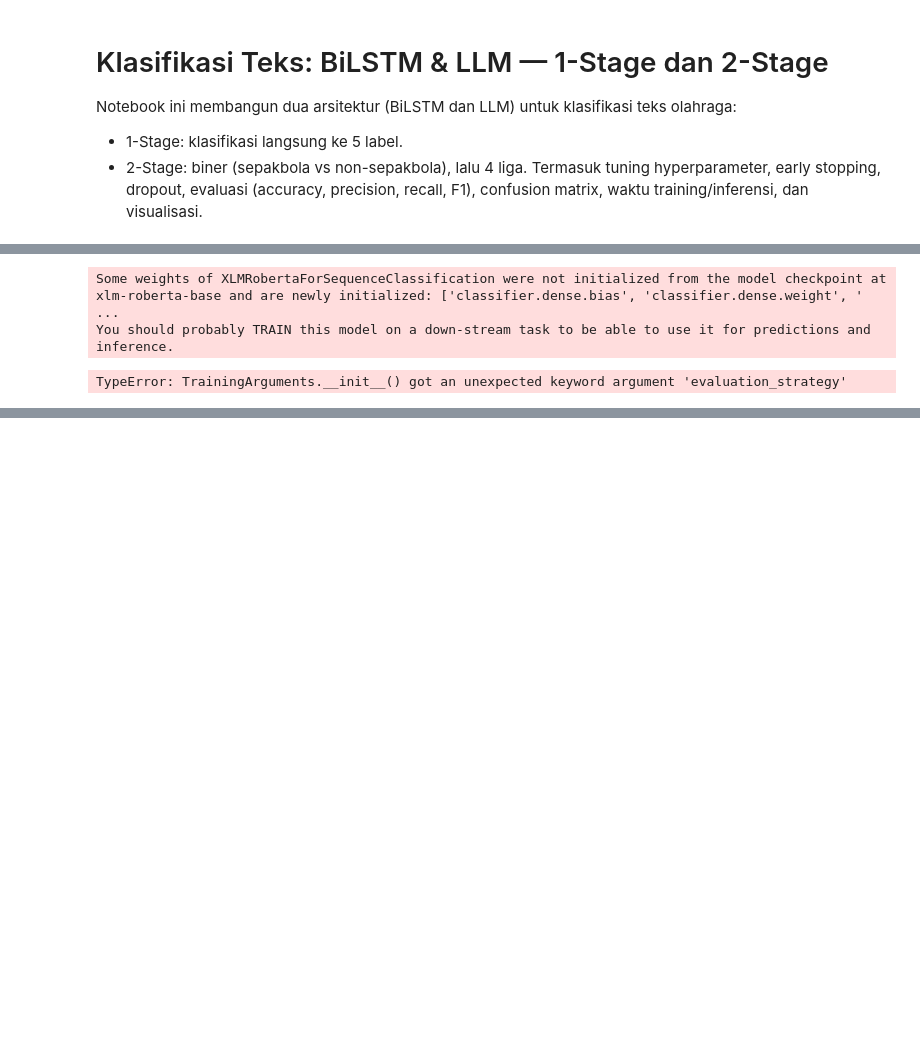
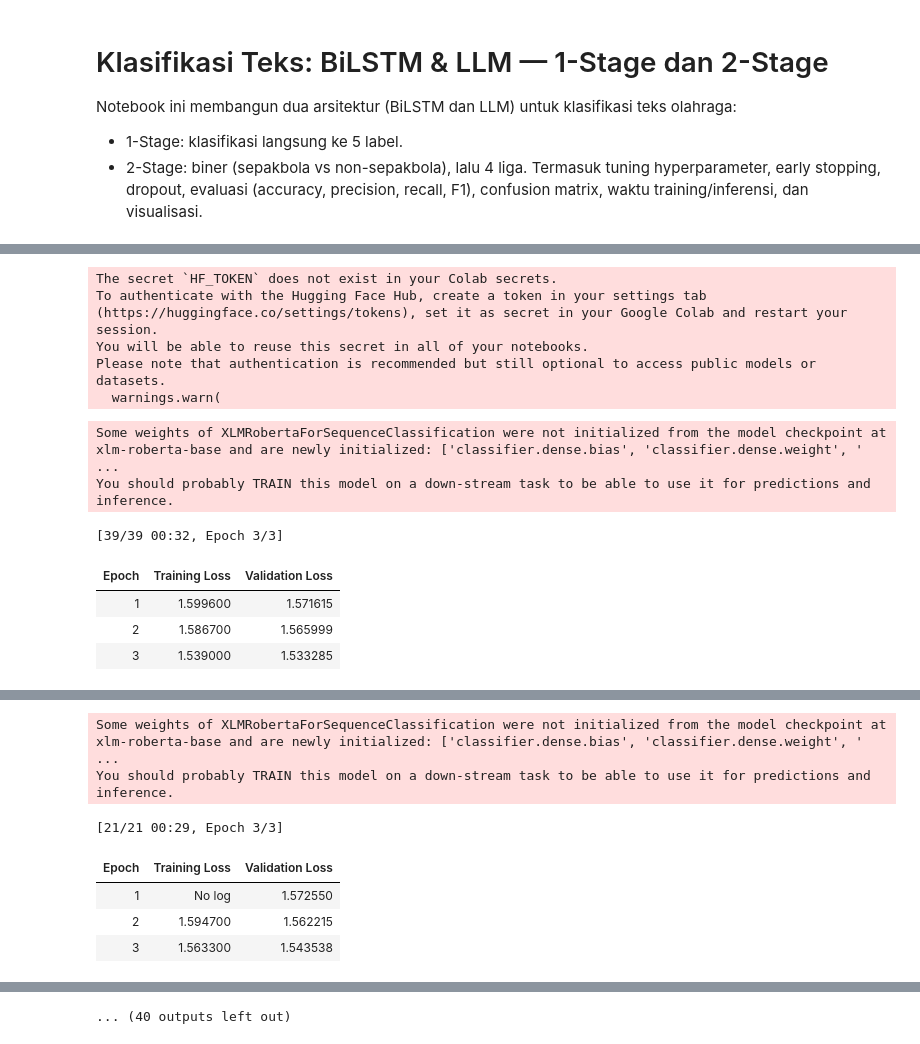
Before and after one commit to fauzi-tsani/text-classification, a Jupyter notebook: classification_experiments.ipynb, the cells around one changed output, grey strips where cells are left out. Cells and saved outputs as stored; diff of their text form; code cells hidden in the pictures; blank space fills up the shorter version.

```diff
--- a/classification_experiments.ipynb
+++ b/classification_experiments.ipynb
@@ -282,6 +332,7 @@ BiLSTM 2-Stage — Test accuracy: 0.4583333333333333
 # %%
-# LLM — 1-Stage dengan scheduler (linear) dan warmup
+import os # Added import statement for 'os'
 import torch
+import pandas as pd # Added import statement for pandas
 from datasets import Dataset
 from transformers import (
     AutoTokenizer, AutoModelForSequenceClassification, DataCollatorWithPadding, Trainer, TrainingArguments
@@ -328,7 +379,7 @@ def run_llm_1stage_experiments(model_name='xlm-roberta-base', lr_grid=(2e-5,5e-5
                 per_device_train_batch_size=bs,
                 per_device_eval_batch_size=bs,
                 num_train_epochs=num_epochs,
-                evaluation_strategy='epoch',
+                eval_strategy='epoch',
                 save_strategy='epoch',
                 save_total_limit=2,
                 load_best_model_at_end=True,
@@ -349,33 +400,42 @@ def run_llm_1stage_experiments(model_name='xlm-roberta-base', lr_grid=(2e-5,5e-5
             rep_train = classification_report_np(y_train, y_train_pred, LABELS_5CLASS)
             rep_val = classification_report_np(y_val, y_val_pred, LABELS_5CLASS)
             rep_test = classification_report_np(y_test, y_test_pred, LABELS_5CLASS)
             # confusion matrices
             cm_val = confusion_matrix_np(y_val, y_val_pred, len(LABELS_5CLASS))
             cm_test = confusion_matrix_np(y_test, y_test_pred, len(LABELS_5CLASS))
             # save reports
             with open(os.path.join(run_dir, 'report_train.json'), 'w', encoding='utf-8') as f: json.dump(rep_train, f, ensure_ascii=False, indent=2)
             with open(os.path.join(run_dir, 'report_val.json'), 'w', encoding='utf-8') as f: json.dump(rep_val, f, ensure_ascii=False, indent=2)
             with open(os.path.join(run_dir, 'report_test.json'), 'w', encoding='utf-8') as f: json.dump(rep_test, f, ensure_ascii=False, indent=2)
             # plot cm
             plt.figure(figsize=(8,6)); sns.heatmap(cm_val, annot=True, fmt='d', cmap='Blues', xticklabels=LABELS_5CLASS, yticklabels=LABELS_5CLASS); plt.tight_layout(); plt.savefig(os.path.join(run_dir, 'cm_val.png')); plt.close()
             plt.figure(figsize=(8,6)); sns.heatmap(cm_test, annot=True, fmt='d', cmap='Blues', xticklabels=LABELS_5CLASS, yticklabels=LABELS_5CLASS); plt.tight_layout(); plt.savefig(os.path.join(run_dir, 'cm_test.png')); plt.close()
             rows.append({
                 'run': run_name, 'learning_rate': lr, 'batch_size': bs,
                 'train_accuracy': rep_train.get('accuracy', 0),
                 'val_accuracy': rep_val.get('accuracy', 0),
                 'test_accuracy': rep_test.get('accuracy', 0),
                 'val_f1_weighted': rep_val.get('weighted avg', {}).get('f1-score', 0),
                 'test_f1_weighted': rep_test.get('weighted avg', {}).get('f1-score', 0),
             })
     toc = time.time()
     summary = pd.DataFrame(rows)
     summary.to_csv(os.path.join(out_dir, 'summary.csv'), index=False)
     print('LLM 1-Stage total training time (grid):', f'{toc-tic:.2f}s')
     return summary
 
 llm_1_summary = run_llm_1stage_experiments(model_name='xlm-roberta-base', lr_grid=(2e-5, 5e-5), batch_grid=(8, 16), num_epochs=3)
 llm_1_summary
 # %% [output]
-Some weights of XLMRobertaForSequenceClassification were not initialized from the model checkpoint at xlm-roberta-base and are newly initialized: ['classifier.dense.bias', 'classifier.dense.weight', ' ...
-You should probably TRAIN this model on a down-stream task to be able to use it for predictions and inference.
+The secret `HF_TOKEN` does not exist in your Colab secrets.
+To authenticate with the Hugging Face Hub, create a token in your settings tab (https://huggingface.co/settings/tokens), set it as secret in your Google Colab and restart your session.
+You will be able to reuse this secret in all of your notebooks.
+Please note that authentication is recommended but still optional to access public models or datasets.
+  warnings.warn(
-TypeError: TrainingArguments.__init__() got an unexpected keyword argument 'evaluation_strategy'
+Some weights of XLMRobertaForSequenceClassification were not initialized from the model checkpoint at xlm-roberta-base and are newly initialized: ['classifier.dense.bias', 'classifier.dense.weight', ' ...
+You should probably TRAIN this model on a down-stream task to be able to use it for predictions and inference.
+[39/39 00:32, Epoch 3/3]
+| Epoch | Training Loss | Validation Loss |
+| 1 | 1.599600 | 1.571615 |
+| 2 | 1.586700 | 1.565999 |
+| 3 | 1.539000 | 1.533285 |
@@ -381,0 +445,7 @@ TypeError: TrainingArguments.__init__() got an unexpected keyword argument 'eval
+Some weights of XLMRobertaForSequenceClassification were not initialized from the model checkpoint at xlm-roberta-base and are newly initialized: ['classifier.dense.bias', 'classifier.dense.weight', ' ...
+You should probably TRAIN this model on a down-stream task to be able to use it for predictions and inference.
+[21/21 00:29, Epoch 3/3]
+| Epoch | Training Loss | Validation Loss |
+| 1 | No log | 1.572550 |
+| 2 | 1.594700 | 1.562215 |
+| 3 | 1.563300 | 1.543538 |
@@ -382,3 +454,4 @@ TypeError: TrainingArguments.__init__() got an unexpected keyword argument 'eval
+... (40 outputs left out)
 # %%
 # LLM — 2-Stage pipeline dengan threshold optimal di Stage1
 from transformers import AutoModelForSequenceClassification
```
Also changed, not shown: parts of 18 cells of this notebook.
